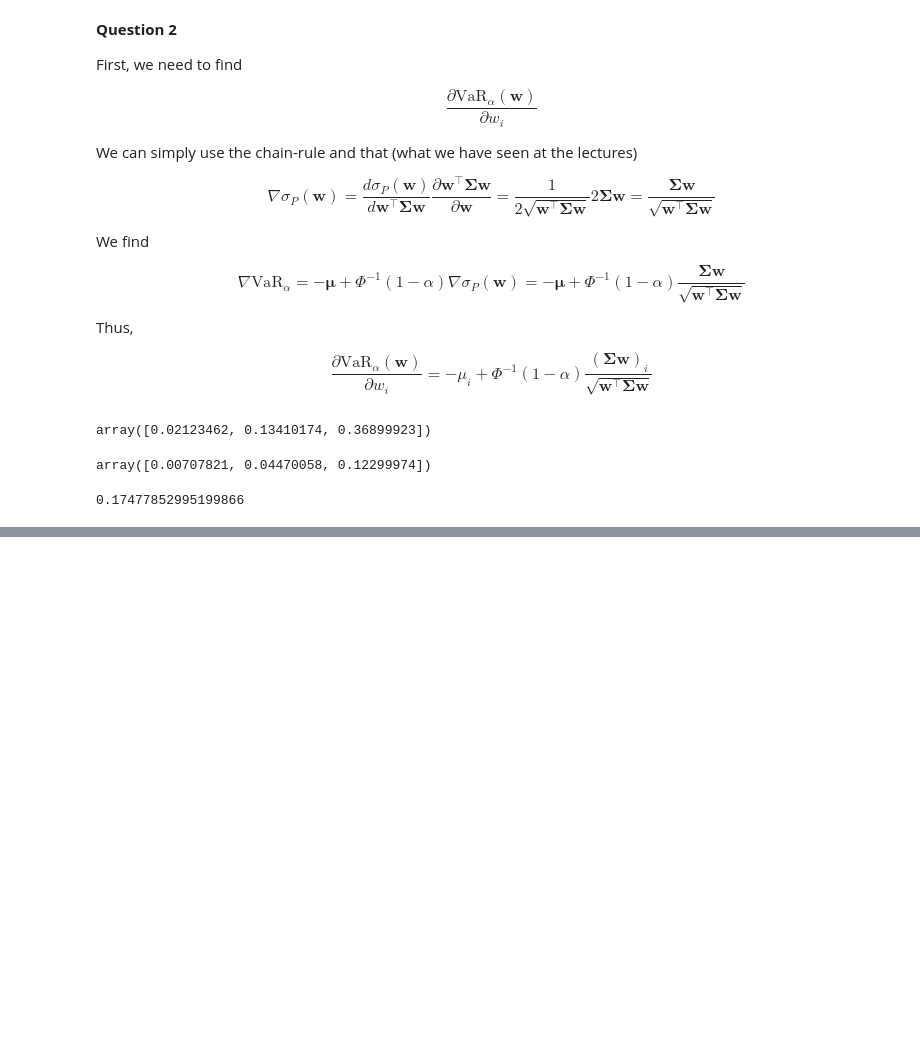
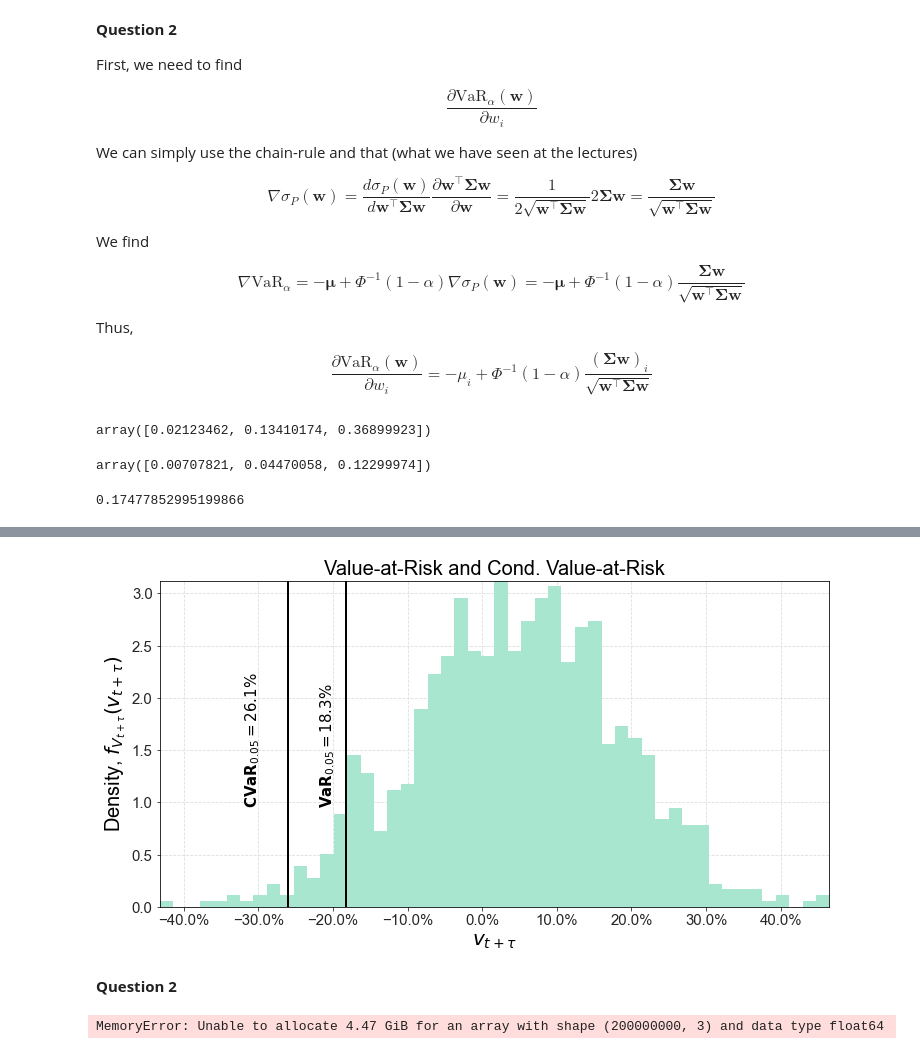
Before and after one commit to staxmetrics/python_for_the_financial_economist, a Jupyter notebook: lectures_and_exercises/2022/week_4/exercises_week_4.ipynb, the cells around one changed output, grey strips where cells are left out. Saved outputs shown, nothing was run; the diff lists cells and outputs as text; code cells hidden in the pictures; blank space fills up the shorter version.

```diff
--- a/lectures_and_exercises/2022/week_4/exercises_week_4.ipynb
+++ b/lectures_and_exercises/2022/week_4/exercises_week_4.ipynb
@@ -643,0 +688,38 @@ We see that the sum of marginal risk contributions are equal to CVaR.
+# %%
+# simulate asset returns
+sim_returns = np.random.multivariate_normal(mu, cov_mat, size=num_sim)
+
+# calculate portfolio returns for each simulation
+sim_port_returns = sim_returns @ weights
+# %%
+# calculate VaR and CVaR
+sim_var = np.percentile(sim_port_returns, 5)
+sim_cvar = np.mean(sim_port_returns[sim_port_returns <= value_at_risk])
+# %%
+"""
+Plot histogram
+"""
+
+fig, ax = plt.subplots(figsize=(12, 6))
+ax.hist(sim_port_returns, density=True, bins=50);
+
+ax.axvline(sim_var, ymin=0, ymax=8, color="black")
+ax.axvline(sim_cvar, ymin=0, ymax=8, color="black")
+ax.set_title("Value-at-Risk and Cond. Value-at-Risk", size=20)
+ax.set_xlabel('$v_{t + \\tau}$', size=20)
+ax.set_ylabel('Density, $f_{V_{t + \\tau}}(v_{t + \\tau})$', size=20);
+
+# add text
+text_to_add =  "$\mathbf{VaR}_{0.05}" + " = {:,.1f}\%$".format(-sim_var*100)
+ax.text(-0.22, 1.0, text_to_add, rotation=90);
+
+text_to_add_2 =  "$\mathbf{CVaR}_{0.05}" + " = {:,.1f}\%$".format(-sim_cvar*100)
+ax.text(-0.32, 1.0, text_to_add_2,rotation=90);
+
+# x-axis a percent
+xticks = mtick.PercentFormatter(xmax=1.0, decimals=1)
+ax.xaxis.set_major_formatter(xticks)
+# %% [output]
+[figure, added]
+# %% [markdown]
+__Question 2__
@@ -643,0 +729,8 @@ We see that the sum of marginal risk contributions are equal to CVaR.
+# %%
+# simulate asset returns
+sim_returns = np.random.multivariate_normal(mu, cov_mat, size=(num_sim, num_iter))
+
+# calculate portfolio returns for each simulation
+sim_port_returns = sim_returns @ weights
+# %% [output]
+MemoryError: Unable to allocate 4.47 GiB for an array with shape (200000000, 3) and data type float64
```
Also changed, not shown: parts of 38 cells of this notebook, 2 other files.
